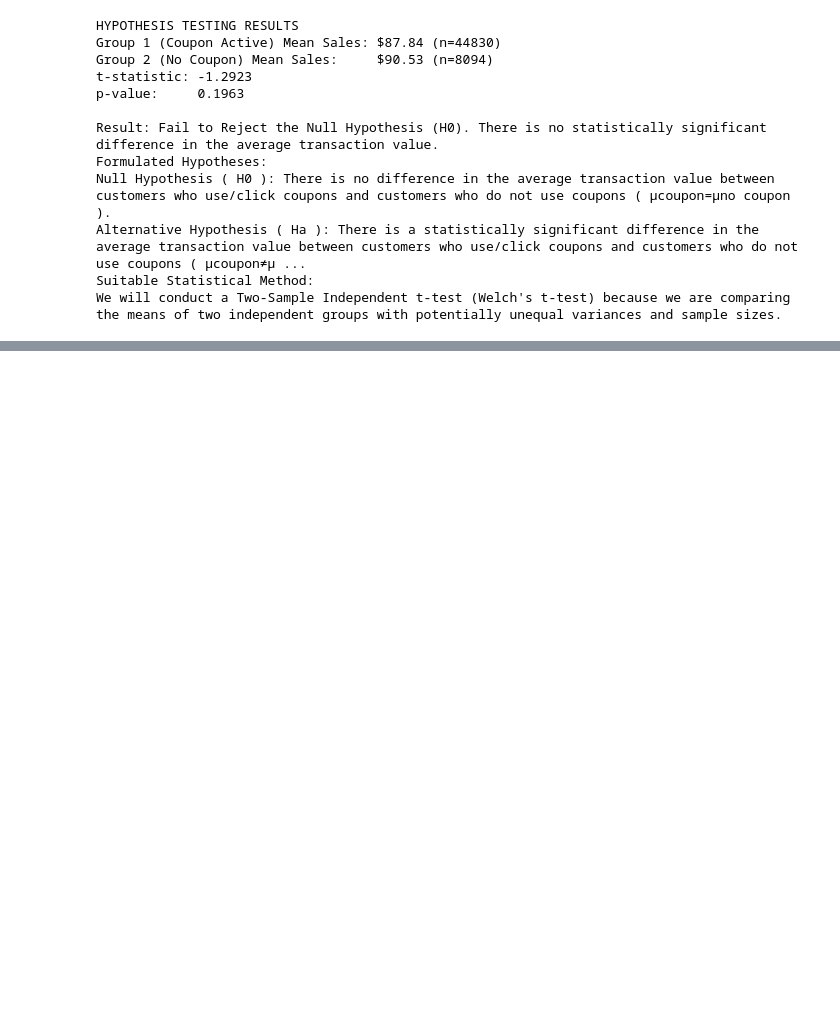
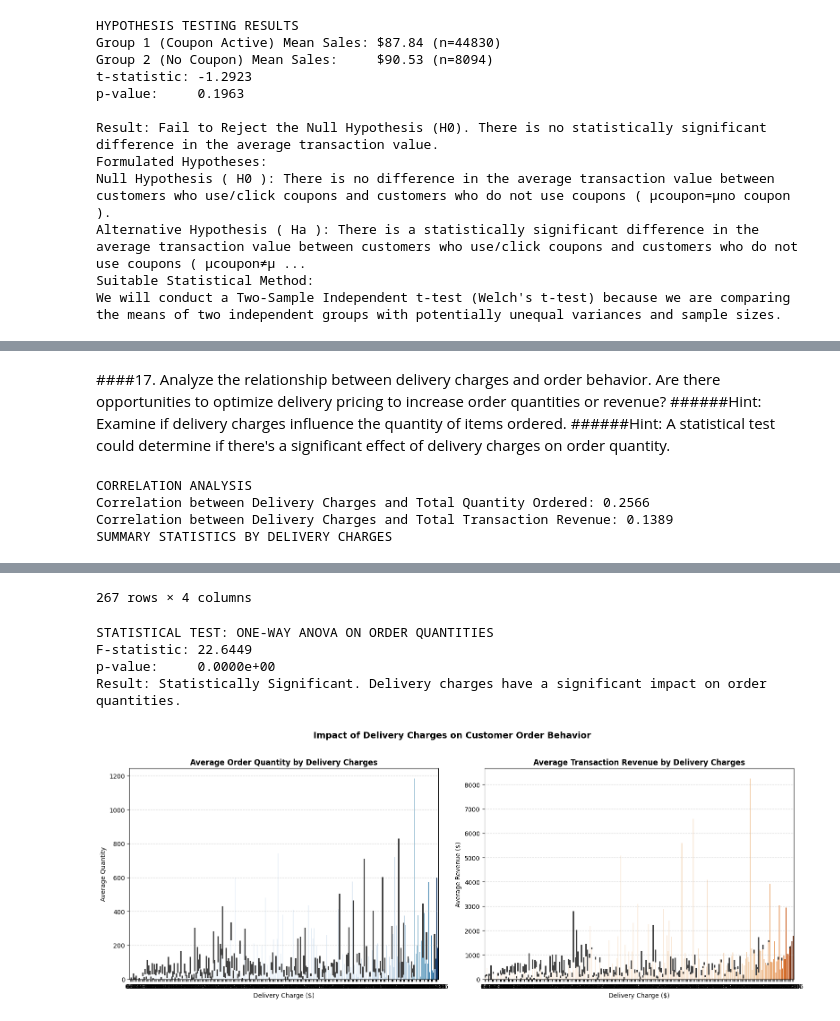
Before and after one commit to shridhar2k9/AI-ML, a Jupyter notebook: Untitled4.ipynb, the cells around one changed output, grey strips where cells are left out. Drawn from its saved outputs; the diff is of its cells as text; code cells hidden in the pictures; blank space fills up the shorter version.

```diff
--- a/Untitled4.ipynb
+++ b/Untitled4.ipynb
@@ -1529,0 +1704,72 @@ We will conduct a Two-Sample Independent t-test (Welch's t-test) because we are
+# %% [markdown]
+####17. Analyze the relationship between delivery charges and order behavior. Are there opportunities to optimize delivery pricing to increase order quantities or revenue?
+######Hint: Examine if delivery charges influence the quantity of items ordered.
+######Hint: A statistical test could determine if there's a significant effect of delivery charges on order quantity.
+# %%
+import pandas as pd
+import numpy as np
+from scipy import stats
+import matplotlib.pyplot as plt
+import seaborn as sns
+
+# Calculate Transaction-level Delivery Charges, Total Quantity, and Sales Amount
+transaction_behavior = online_sales_data.groupby('Transaction_ID').agg(
+    Delivery_Charges=('Delivery_Charges', 'first'),
+    Total_Quantity=('Quantity', 'sum'),
+    Total_Revenue=('Sales_Amount', 'sum')
+).reset_index()
+
+# Correlation Analysis
+quantity_corr = transaction_behavior['Delivery_Charges'].corr(transaction_behavior['Total_Quantity'])
+revenue_corr = transaction_behavior['Delivery_Charges'].corr(transaction_behavior['Total_Revenue'])
+
+print("CORRELATION ANALYSIS")
+print(f"Correlation between Delivery Charges and Total Quantity Ordered: {quantity_corr:.4f}")
+print(f"Correlation between Delivery Charges and Total Transaction Revenue: {revenue_corr:.4f}")
+
+# Group transactions by delivery charge levels to check trends
+delivery_summary = transaction_behavior.groupby('Delivery_Charges').agg(
+    Transaction_Count=('Transaction_ID', 'count'),
+    Avg_Quantity_Ordered=('Total_Quantity', 'mean'),
+    Avg_Revenue=('Total_Revenue', 'mean')
+).reset_index()
+
+print("SUMMARY STATISTICS BY DELIVERY CHARGES")
+display(delivery_summary.round(2))
+
+# Statistical Significance (ANOVA or Kruskal-Wallis)
+unique_charges = sorted(transaction_behavior['Delivery_Charges'].unique())
+groups_qty = [transaction_behavior[transaction_behavior['Delivery_Charges'] == charge]['Total_Quantity'] for charge in unique_charges]
+
+f_stat, p_val = stats.f_oneway(*groups_qty)
+print("STATISTICAL TEST: ONE-WAY ANOVA ON ORDER QUANTITIES")
+print(f"F-statistic: {f_stat:.4f}")
+print(f"p-value:     {p_val:.4e}")
+if p_val < 0.05:
+    print("Result: Statistically Significant. Delivery charges have a significant impact on order quantities.")
+else:
+    print("Result: Not Statistically Significant. No significant effect of delivery charges on order quantities.")
+
+# 4. Visualization of delivery charge vs. quantity and revenue
+fig, axes = plt.subplots(1, 2, figsize=(16, 6))
+
+sns.barplot(data=transaction_behavior, x='Delivery_Charges', y='Total_Quantity', ax=axes[0], palette='Blues', hue='Delivery_Charges', legend=False)
+axes[0].set_title('Average Order Quantity by Delivery Charges', fontsize=12, fontweight='bold')
+axes[0].set_xlabel('Delivery Charge ($)')
+axes[0].set_ylabel('Average Quantity')
+axes[0].grid(axis='y', linestyle='--', alpha=0.5)
+
+sns.barplot(data=transaction_behavior, x='Delivery_Charges', y='Total_Revenue', ax=axes[1], palette='Oranges', hue='Delivery_Charges', legend=False)
+axes[1].set_title('Average Transaction Revenue by Delivery Charges', fontsize=12, fontweight='bold')
+axes[1].set_xlabel('Delivery Charge ($)')
+axes[1].set_ylabel('Average Revenue ($)')
+axes[1].grid(axis='y', linestyle='--', alpha=0.5)
+
+plt.suptitle('Impact of Delivery Charges on Customer Order Behavior', fontsize=14, fontweight='bold', y=1.02)
+plt.tight_layout()
+plt.show()
+# %% [output]
+CORRELATION ANALYSIS
+Correlation between Delivery Charges and Total Quantity Ordered: 0.2566
+Correlation between Delivery Charges and Total Transaction Revenue: 0.1389
+SUMMARY STATISTICS BY DELIVERY CHARGES
@@ -1529,0 +1788,6 @@ We will conduct a Two-Sample Independent t-test (Welch's t-test) because we are
+267 rows × 4 columns
+STATISTICAL TEST: ONE-WAY ANOVA ON ORDER QUANTITIES
+F-statistic: 22.6449
+p-value:     0.0000e+00
+Result: Statistically Significant. Delivery charges have a significant impact on order quantities.
+[figure, added]
```
Also changed, not shown: parts of 10 cells of this notebook.
